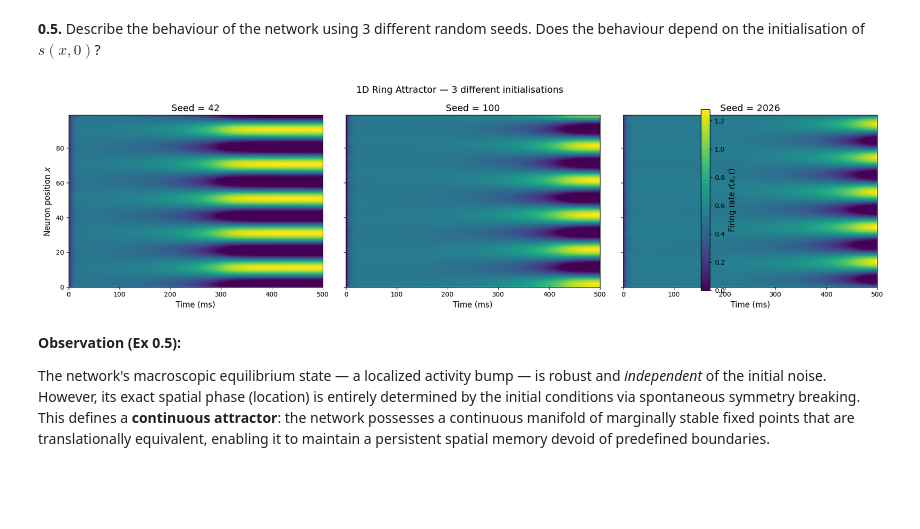
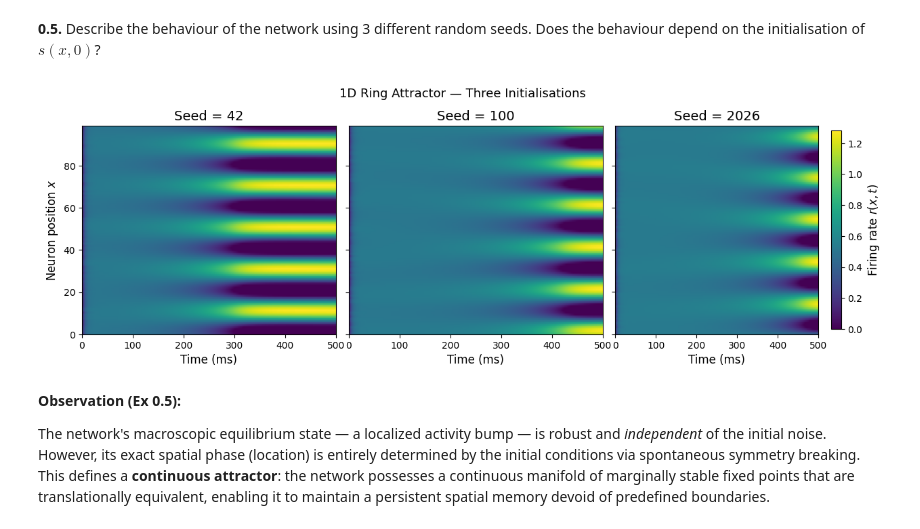
Before and after one commit to SipofoY/NX465-Neuronal-Dynamics, a Jupyter notebook: NX_465_Miniproject_2_2026_Solution.ipynb, the cells around one changed output. Cells and saved outputs as stored; diff of their text form; code cells hidden in the pictures; blank space fills up the shorter version.

```diff
--- a/NX_465_Miniproject_2_2026_Solution.ipynb
+++ b/NX_465_Miniproject_2_2026_Solution.ipynb
@@ -120,23 +120,30 @@ Does the behaviour depend on the initialisation of $s(x,0)$?
 # %%
 # ── Exercise 0.5 ─────────────────────────────────────────────────────────────
 
 seeds = [42, 100, 2026]
-fig, axes = plt.subplots(1, 3, figsize=(18, 5), sharey=True)
+
+# Reserve extra space on the right for the colorbar using gridspec
+fig, axes = plt.subplots(1, 3, figsize=(15, 4), sharey=True,
+                         gridspec_kw={'wspace': 0.05})
 
 for ax, seed in zip(axes, seeds):
     rates = simulate_1d_ring(seed=seed)
     im = ax.imshow(rates.T, aspect='auto', origin='lower',
                    extent=[0, 500, 0, M-1], cmap='viridis')
     ax.set_title(f'Seed = {seed}')
     ax.set_xlabel('Time (ms)')
-    axes[0].set_ylabel('Neuron position $x$')
 
-fig.colorbar(im, ax=axes.ravel().tolist(), label='Firing rate $r(x,t)$')
-plt.suptitle('1D Ring Attractor — 3 different initialisations', fontsize=14)
+axes[0].set_ylabel('Neuron position $x$')
+
+# Attach colorbar only to the rightmost axis so it doesn't squish others
+cbar = fig.colorbar(im, ax=axes[2], label='Firing rate $r(x,t)$', shrink=0.95)
+
+plt.suptitle('1D Ring Attractor — Three Initialisations', fontsize=13, y=1.02)
 plt.tight_layout()
+plt.savefig('images2/fig_0_5_seeds.png', dpi=150, bbox_inches='tight')
 plt.show()
 # %% [output]
-[figure, old version]
+[figure, new version]
 # %% [markdown]
 **Observation (Ex 0.5):**
 
```
Also changed, not shown: parts of 6 cells of this notebook, 6 other files.
